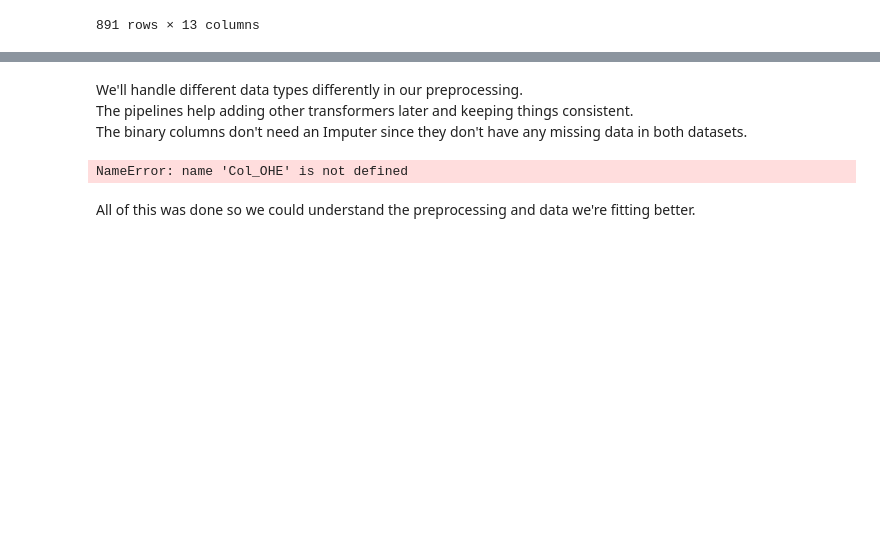
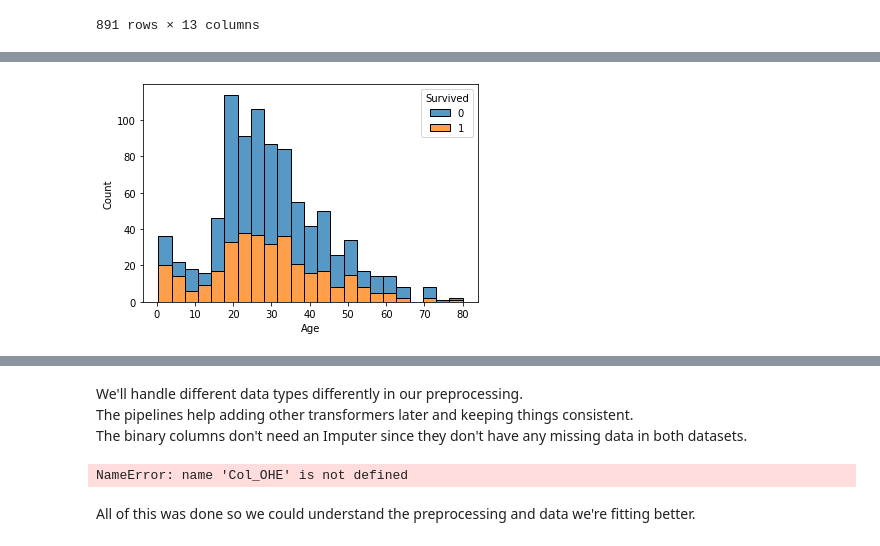
Before and after one commit to Alon-Shaaltiel/Titanic_ML, a Jupyter notebook: DataVisualizationAndPreprocessing.ipynb, the cells around one changed output, grey strips where cells are left out. Saved outputs shown, nothing was run; the diff lists cells and outputs as text; code cells hidden in the pictures; blank space fills up the shorter version.

```diff
--- a/DataVisualizationAndPreprocessing.ipynb
+++ b/DataVisualizationAndPreprocessing.ipynb
@@ -116,9 +146,10 @@ def substrings_in_string(big_string, substrings):
 #         Title = input("Please enter this person's title:")
 #         Titles.append(Title)
 
-Titles = ['Mr', 'Mrs', 'Miss', 'Master', 'Don', 'Rev', 'Dr', 'Mme',
+Titles = ['Mr.', 'Mrs.', 'Miss.', 'Master.', 'Don', 'Rev', 'Dr', 'Mme',
           'Ms', 'Major', 'Mlle', 'Col', 'Capt', 'Countess', 'Jonkheer']
 
 
 df['Title'] = df['Name'].apply(substrings_in_string, substrings=Titles)
 test['Title'] = test['Name'].apply(substrings_in_string, substrings=Titles)
+df.head(13)
@@ -129,16 +178,16 @@ I'd like to simplify them, the method by which I reduce the number of titles is
 def replace_titles(x):
     title=x['Title']
     if title in ['Don', 'Major', 'Capt', 'Jonkheer', 'Rev', 'Col']:
-        return 'Mr'
+        return 'Mr.'
     elif title in ['Countess', 'Mme']:
-        return 'Mrs'
+        return 'Mrs.'
     elif title in ['Mlle', 'Ms']:
         return 'Miss'
     elif title =='Dr':
         if x['Sex']=='Male':
-            return 'Mr'
+            return 'Mr.'
         else:
-            return 'Mrs'
+            return 'Mrs.'
     else:
         return title
 # %%
@@ -273,0 +299,31 @@ PercentPivot(df, 'Survived', 'Deck')
+# %%
+sns.histplot(data=df, x='Age', hue='Survived', multiple='stack')
+
+boundry = 10
+binSize = (df.loc[df.Age <= boundry,'Age'].size)
+
+# Sort by age and then bin
+sortAge = df.loc[:,['Age','Survived']].sort_values(by=['Age'])
+temp = sortAge.iloc[0:binSize,:]
+pivotAge = pd.DataFrame(data=[binSize - temp.Survived.sum(),temp.Survived.sum()],
+                       index=[0,1], columns=[f'0-{int(round(boundry))}'])
+for i in range(1,df.Age.size//binSize):
+    temp = sortAge.iloc[i*binSize:(i+1)*binSize,:]
+    low = int(round(sortAge.iloc[i*binSize,0]))
+    high = int(round(sortAge.iloc[(i+1)*binSize-1,0]))
+    pivotAge[f'{low}-{high}'] = [binSize - temp.Survived.sum(),temp.Survived.sum()]
+
+temp = sortAge.iloc[(df.Age.size//binSize)*binSize:,:]
+if not temp.empty:
+    low = int(round(sortAge.iloc[(df.Age.size//binSize)*binSize,0]))
+    high = int(round(sortAge.iloc[-1,0]))
+    pivotAge[f'{low}-{high}'] = [temp.size/2 - temp.Survived.sum(),temp.Survived.sum()]
+
+pivotAge['Sum'] = pd.Series([pivotAge.iloc[0,:].sum(),pivotAge.iloc[1,:].sum()])
+cols = pivotAge.columns.to_list()
+pcents = []
+for i in range(len(cols)):
+    pcents.append(pivotAge.iloc[1,i]/pivotAge.iloc[:,i].sum() * 100)
+pivotAge = pd.concat([pivotAge,pd.DataFrame([pcents], columns=cols, index = ['%'])])
+pivotAge
+# %% [output]
@@ -273,0 +334 @@ PercentPivot(df, 'Survived', 'Deck')
+[figure, added]
```
Also changed, not shown: parts of 36 cells of this notebook.
